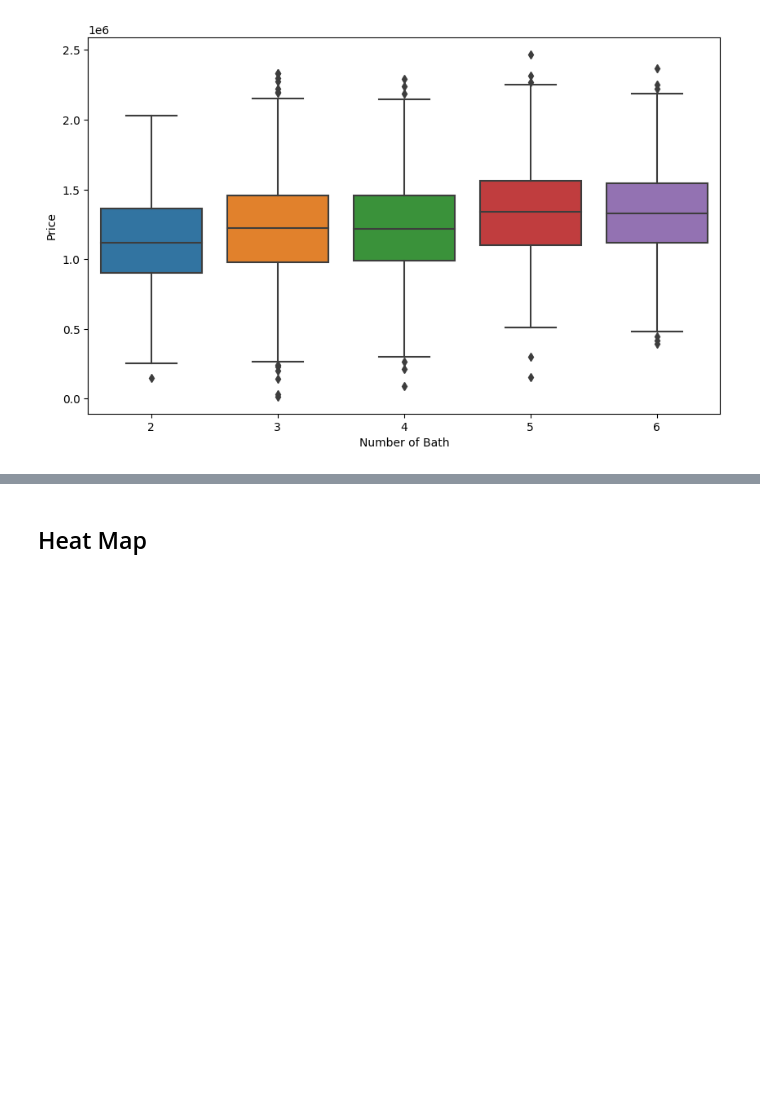
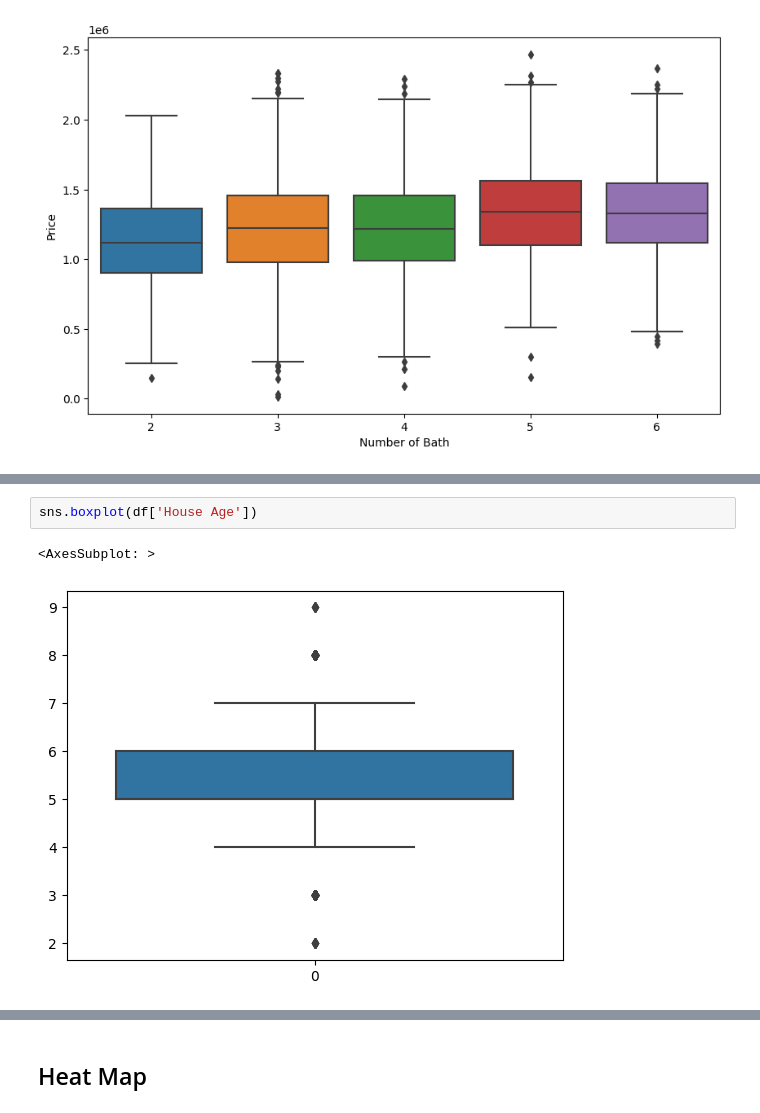
Before and after one commit to danishmeh/AI-Course-with-Irfan-Malik, a Jupyter notebook: Assigements/Assignment-08/linear-reg.ipynb, the cells around one changed output, grey strips where cells are left out. Drawn from its saved outputs; the diff is of its cells as text; blank space fills up the shorter version.

```diff
--- a/Assigements/Assignment-08/linear-reg.ipynb
+++ b/Assigements/Assignment-08/linear-reg.ipynb
@@ -226,0 +237,5 @@ plt.show()
+# %%
+sns.boxplot(df['House Age'])
+# %% [output]
+<AxesSubplot: >
+[figure, added]
```
Also changed, not shown: parts of 6 cells of this notebook.
